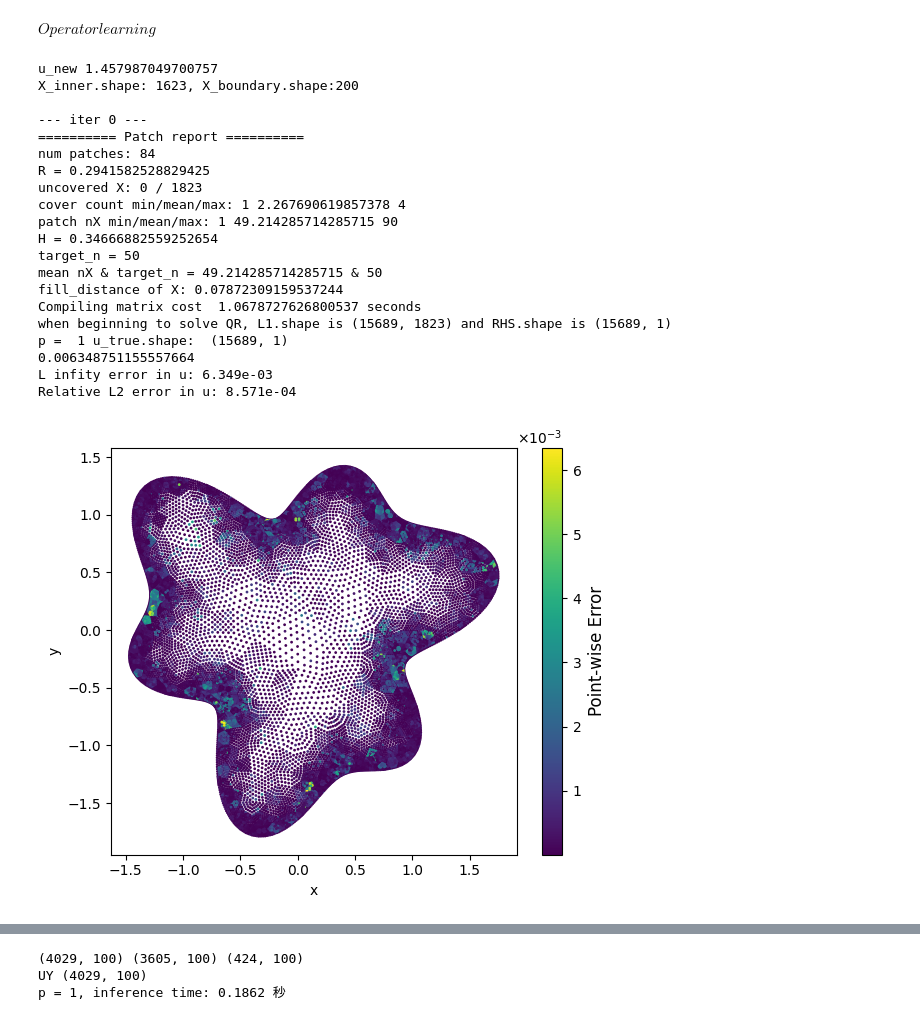
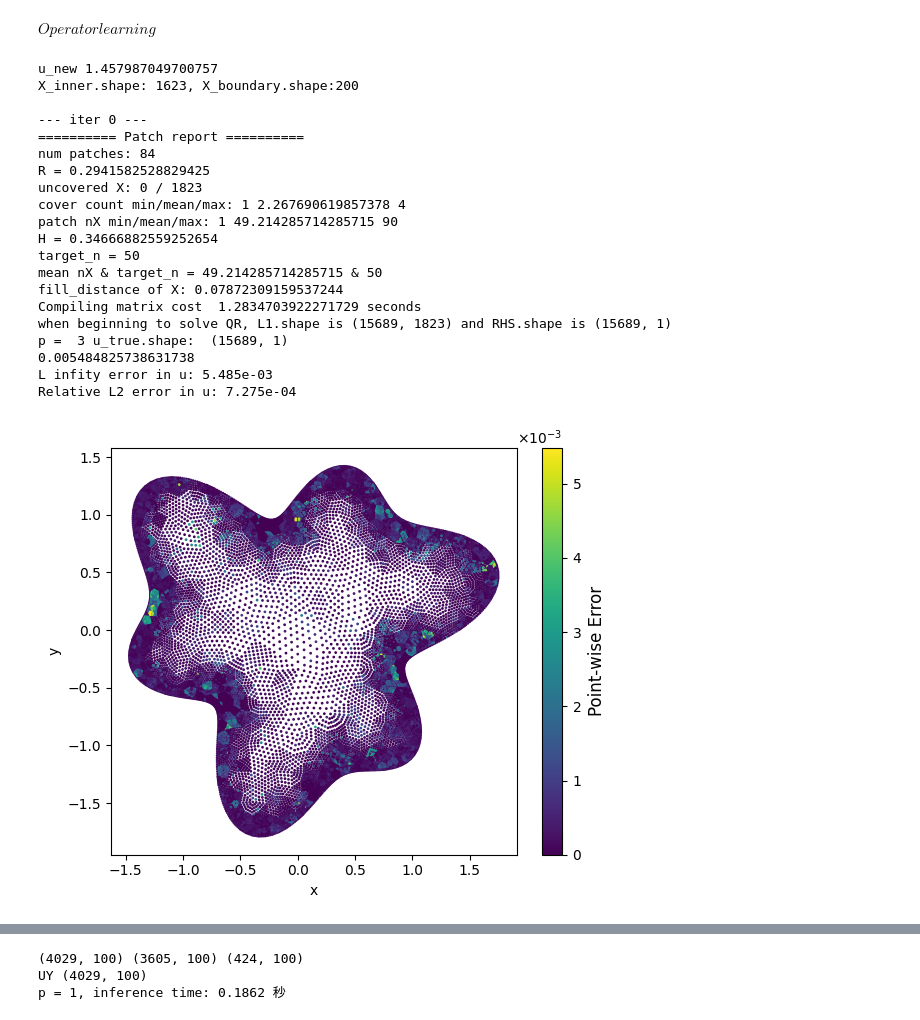
Before and after one commit to wooodswu/one_shot_by_RFM, a Jupyter notebook: mycode/rbf_poisson/RFM_FD_PU_poisson_xcos copy.ipynb, the cells around one changed output, grey strips where cells are left out. Cells and saved outputs as stored; diff of their text form; code cells hidden in the pictures.

```diff
--- a/mycode/rbf_poisson/RFM_FD_PU_poisson_xcos copy.ipynb
+++ b/mycode/rbf_poisson/RFM_FD_PU_poisson_xcos copy.ipynb
@@ -2517,7 +2519,7 @@ Phi = PhiNet(input_size=1, hidden_size=hidden_size, output_size=1).to(device) #
 Phi.initi()
 Phi = Phi.double()
 
-data = loadmat('./data_poisson/mydata_100_pdetool_15689.mat')
+data = loadmat('./data/mydata_100_pdetool_15689.mat')
 
 p,f_0,u_0,f_new, u_new, index_in,index_bc = data['p'],data['f_0'],data['u_0'],data['F'],data['U'],data['in'],data['bc']  # sigma = 1, l = 0.25
 index_in, index_bc = (index_in - 1).reshape(-1),(index_bc - 1).reshape(-1) # matlab to python index
@@ -2533,7 +2535,7 @@ testnum = 1
 Yin,Yb = Y[index_in,:],Y[index_bc,:] # interior and boundary points
 f_func = f_new[index_in,testnum]
 g_func = u_new[index_bc,testnum]
-order = 1
+order = 3
 reg = 1e-14
 u_true = u_new[:,testnum]
 u_true = np.concatenate([u_true[index_in,None],u_true[index_bc,None]],axis=0)
@@ -2575,39 +2577,39 @@ import matplotlib.ticker as ticker
 plt.figure(figsize=(6,5))
 sc = plt.scatter(Y[:,0], Y[:,1], c=np.abs(UY - u_true), cmap='viridis', s=1)
 cbar = plt.colorbar(sc)
 cbar.set_label('Point-wise Error', fontsize=12)
 formatter = ticker.ScalarFormatter(useMathText=True)
 formatter.set_scientific(True)
 formatter.set_powerlimits((0, 0))
 cbar.ax.yaxis.set_major_formatter(formatter)
 # plt.title(f'Augmented RFM-FD Point-wise Error (p = {order})')
 plt.xlabel('x')
 plt.ylabel('y')
 plt.tight_layout()
 # plt.savefig(f'./result/poissson2d_rfmfd_pou_p={order}_error_xcos_operator.eps', bbox_inches='tight')
 plt.show()
 # %% [output]
 u_new 1.457987049700757
 X_inner.shape: 1623, X_boundary.shape:200
 
 --- iter 0 ---
 ========== Patch report ==========
 num patches: 84
 R = 0.2941582528829425
 uncovered X: 0 / 1823
 cover count min/mean/max: 1 2.267690619857378 4
 patch nX min/mean/max: 1 49.214285714285715 90
 H = 0.34666882559252654
 target_n = 50
 mean nX & target_n = 49.214285714285715 & 50
 fill_distance of X: 0.07872309159537244
-Compiling matrix cost  1.0678727626800537 seconds
+Compiling matrix cost  1.2834703922271729 seconds
 when beginning to solve QR, L1.shape is (15689, 1823) and RHS.shape is (15689, 1)
-p =  1 u_true.shape:  (15689, 1)
-0.006348751155557664
-L infity error in u: 6.349e-03
-Relative L2 error in u: 8.571e-04
+p =  3 u_true.shape:  (15689, 1)
+0.005484825738631738
+L infity error in u: 5.485e-03
+Relative L2 error in u: 7.275e-04
-[figure, old version]
+[figure, new version]
 # %%
 import time
 E_inf, E_L2 = np.zeros((100,1)),np.zeros((100,1))
```
Also changed, not shown: parts of 3 cells of this notebook, 1 other file.
